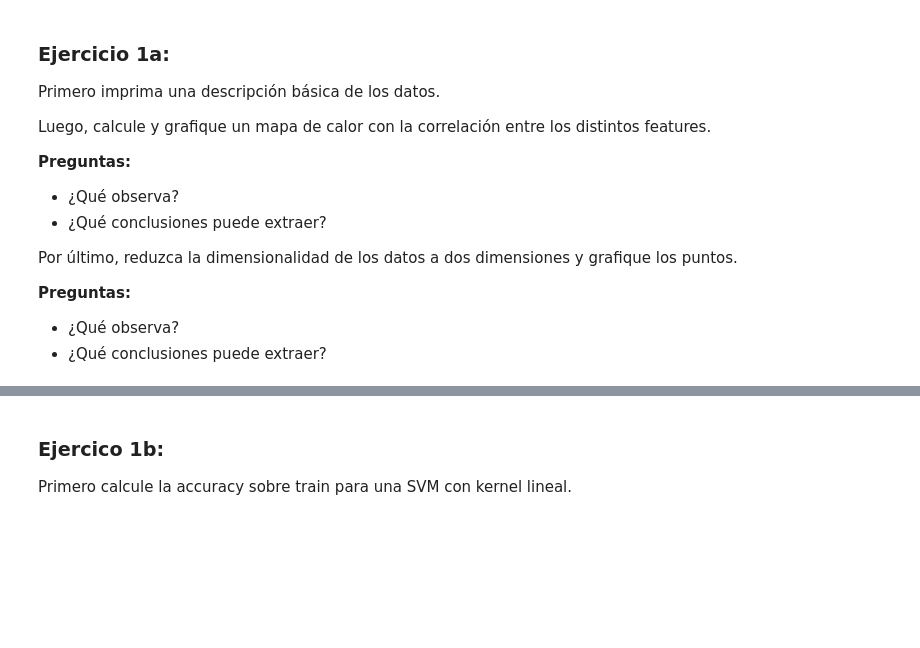
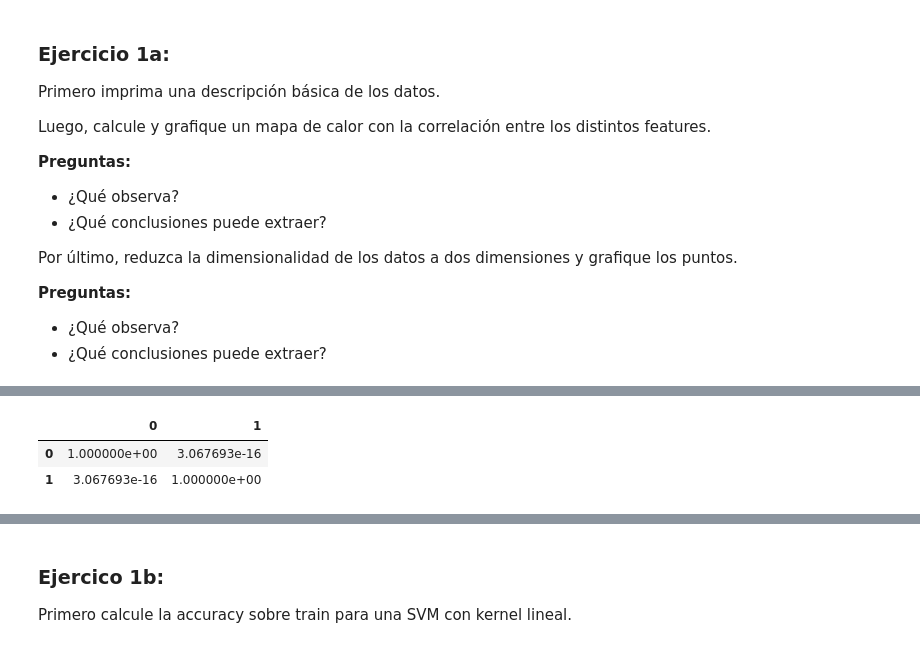
Before and after one commit to david-gonzalez/diplodatos, a Jupyter notebook: aprendizaje_supervisado/entregables/lab1.ipynb, the cells around one changed output, grey strips where cells are left out. Saved outputs shown, nothing was run; the diff lists cells and outputs as text; code cells hidden in the pictures; blank space fills up the shorter version.

```diff
--- a/aprendizaje_supervisado/entregables/lab1.ipynb
+++ b/aprendizaje_supervisado/entregables/lab1.ipynb
@@ -73,6 +102,9 @@ por lo que debemos reducir la dimensionalidad en esos features.
 pca = PCA(n_components=2)
 pca.fit(X_train)
 X_train_reduced = pca.transform(X_train)
+
+pca = PCA(n_components=2)
+pca.fit(X_test)
 X_test_reduced = pca.transform(X_test)
 # %%
 X_train_reduced.shape
@@ -79,8 +113,13 @@ X_train_reduced.shape
 # %%
 X_train_reduced = pd.DataFrame(data=X_train_reduced, index=X_train_reduced[0:,0])
+X_test_reduced = pd.DataFrame(data=X_test_reduced, index=X_test_reduced[0:,0])
 
 train_corr_reduced = X_train_reduced.corr()
 train_corr_reduced
+# %% [output]
+|  | 0 | 1 |
+| 0 | 1.000000e+00 | 3.067693e-16 |
+| 1 | 3.067693e-16 | 1.000000e+00 |
 # %%
 # Graficamos las nuevas correlaciones
 
```
Also changed, not shown: parts of 15 cells of this notebook.
